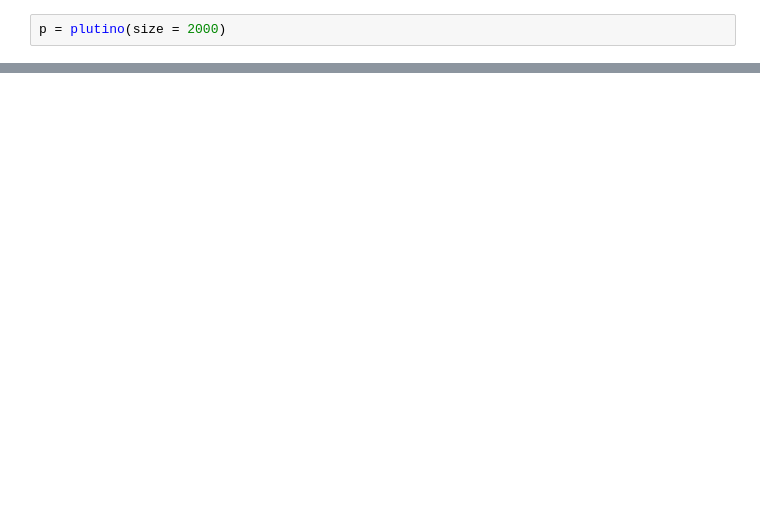
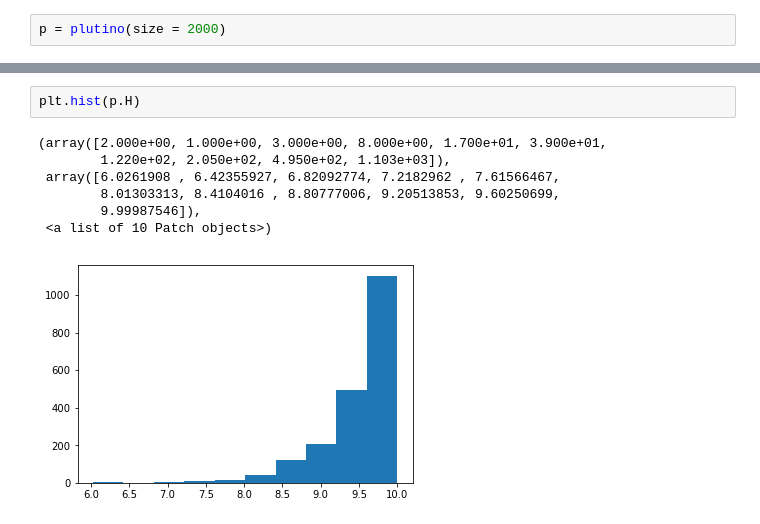
Before and after one commit to sevenlin123/fake_tno, a Jupyter notebook: plutino.ipynb, the cells around one changed output, grey strips where cells are left out. Drawn from its saved outputs; the diff is of its cells as text; blank space fills up the shorter version.

```diff
--- a/plutino.ipynb
+++ b/plutino.ipynb
@@ -89,0 +128,10 @@ p = plutino(size = 2000)
+# %%
+plt.hist(p.H)
+# %% [output]
+(array([2.000e+00, 1.000e+00, 3.000e+00, 8.000e+00, 1.700e+01, 3.900e+01,
+        1.220e+02, 2.050e+02, 4.950e+02, 1.103e+03]),
+ array([6.0261908 , 6.42355927, 6.82092774, 7.2182962 , 7.61566467,
+        8.01303313, 8.4104016 , 8.80777006, 9.20513853, 9.60250699,
+        9.99987546]),
+ <a list of 10 Patch objects>)
+[figure, added]
```
Also changed, not shown: parts of 12 cells of this notebook, 1 other file.
